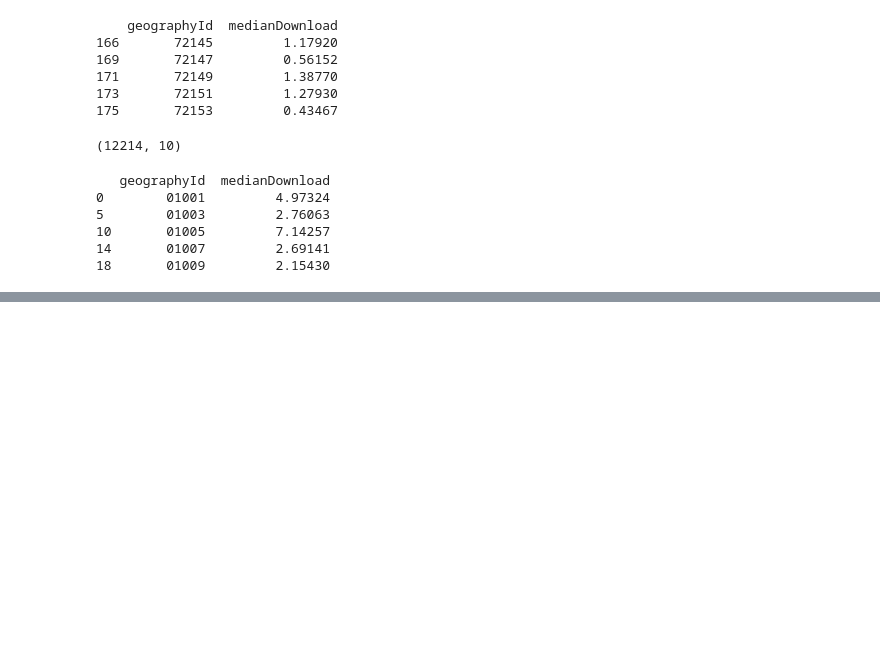
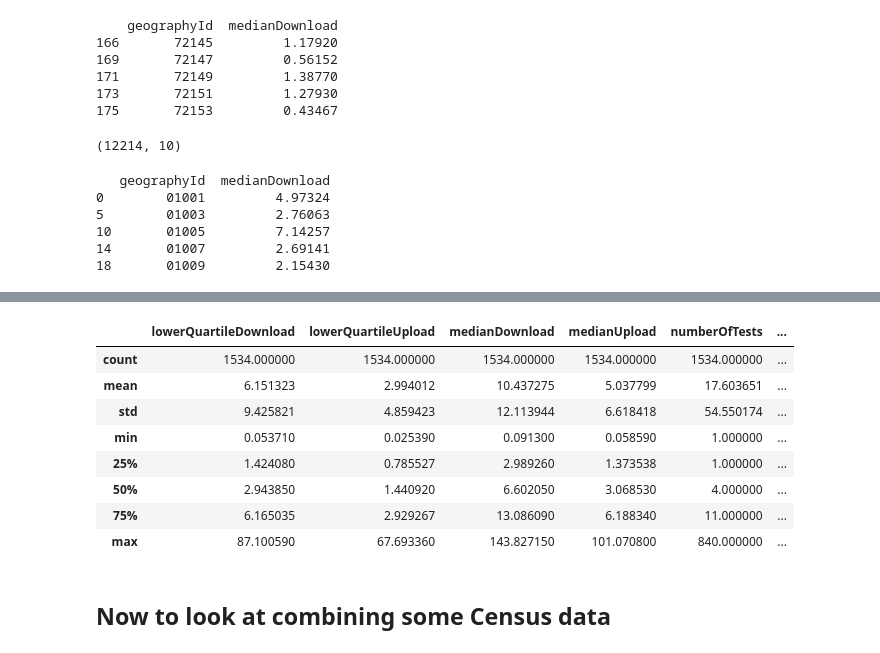
Before and after one commit to SethPaul/broadband-project, a Jupyter notebook: prelim_bb.ipynb, the cells around one changed output, grey strips where cells are left out. Drawn from its saved outputs; the diff is of its cells as text; code cells hidden in the pictures; blank space fills up the shorter version.

```diff
--- a/prelim_bb.ipynb
+++ b/prelim_bb.ipynb
@@ -311,0 +321,15 @@ vis.display()
+# %%
+#Description of speeds for accessing from business from aggreagated county info
+speed_testDF[speed_testDF['accessingFrom']=='Business'].describe()
+# %% [output]
+|  | lowerQuartileDownload | lowerQuartileUpload | medianDownload | medianUpload | numberOfTests | ... |
+| count | 1534.000000 | 1534.000000 | 1534.000000 | 1534.000000 | 1534.000000 | ... |
+| mean | 6.151323 | 2.994012 | 10.437275 | 5.037799 | 17.603651 | ... |
+| std | 9.425821 | 4.859423 | 12.113944 | 6.618418 | 54.550174 | ... |
+| min | 0.053710 | 0.025390 | 0.091300 | 0.058590 | 1.000000 | ... |
+| 25% | 1.424080 | 0.785527 | 2.989260 | 1.373538 | 1.000000 | ... |
+| 50% | 2.943850 | 1.440920 | 6.602050 | 3.068530 | 4.000000 | ... |
+| 75% | 6.165035 | 2.929267 | 13.086090 | 6.188340 | 11.000000 | ... |
+| max | 87.100590 | 67.693360 | 143.827150 | 101.070800 | 840.000000 | ... |
+# %% [markdown]
+## Now to look at combining some Census data
```
Also changed, not shown: parts of 34 cells of this notebook.
